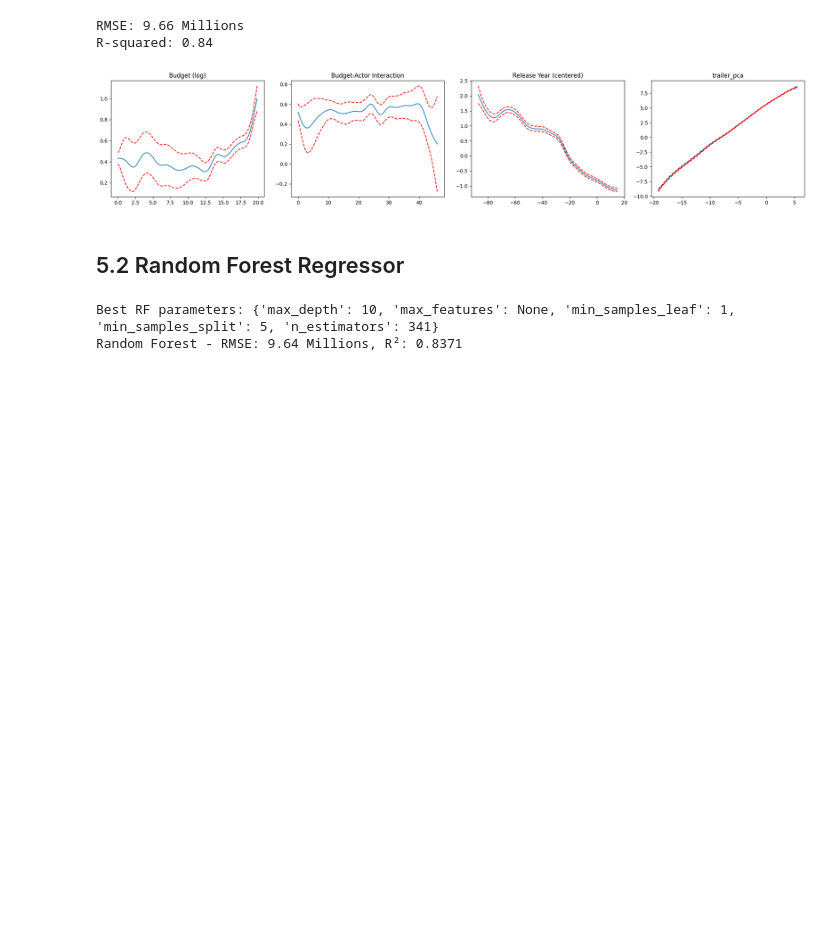
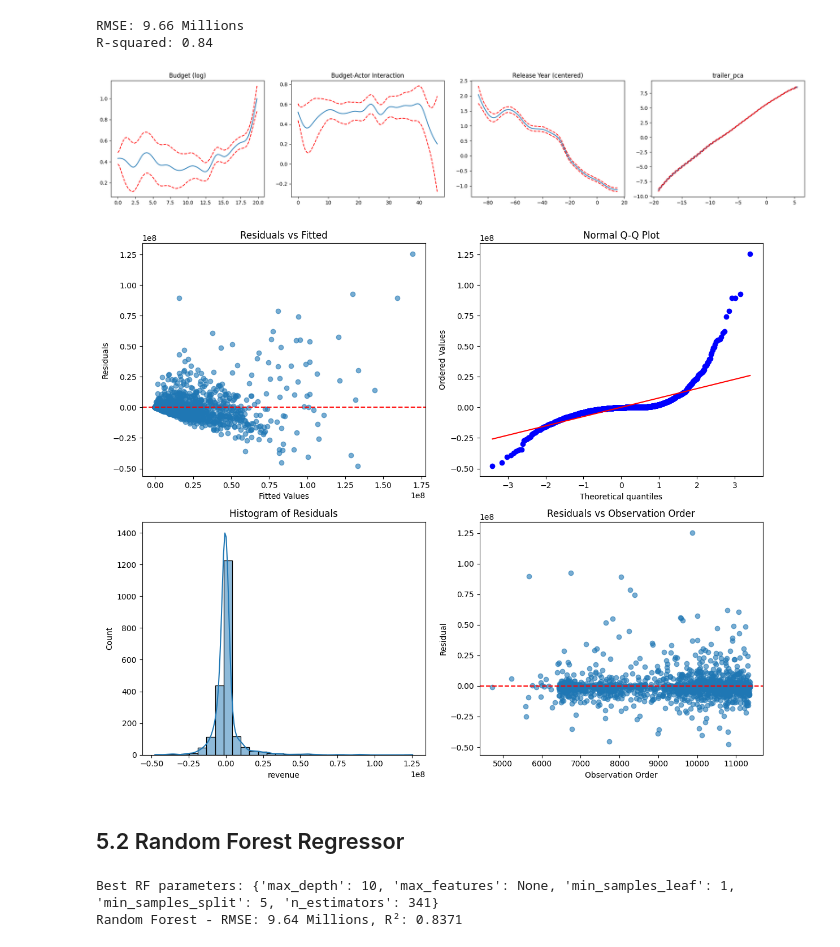
Before and after one commit to Eric7895/Movie_Revenue_Web_Application, a Jupyter notebook: FinalModel.ipynb, the cells around one changed output. Drawn from its saved outputs; the diff is of its cells as text; code cells hidden in the pictures; blank space fills up the shorter version.

```diff
--- a/FinalModel.ipynb
+++ b/FinalModel.ipynb
@@ -369,6 +369,10 @@ plt.show()
 RMSE: 9.66 Millions
 R-squared: 0.84
 [figure]
+# %%
+plot_residual_diagnostics(y_test, y_pred)
+# %% [output]
+[figure, added]
 # %% [markdown]
 ## 5.2 Random Forest Regressor
 # %%
```
Also changed, not shown: parts of 3 cells of this notebook, 5 other files.
